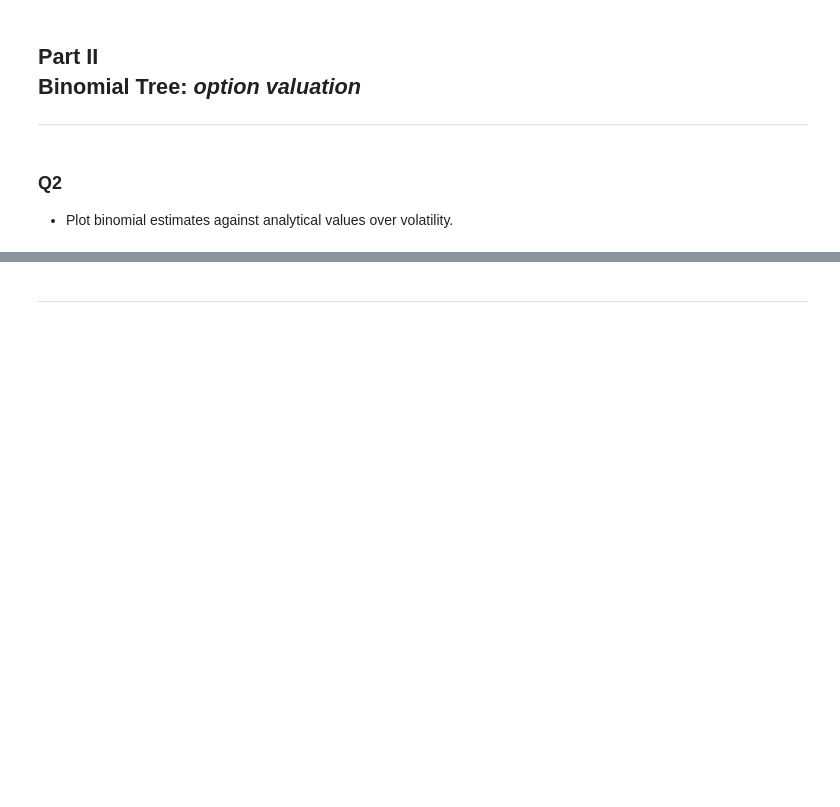
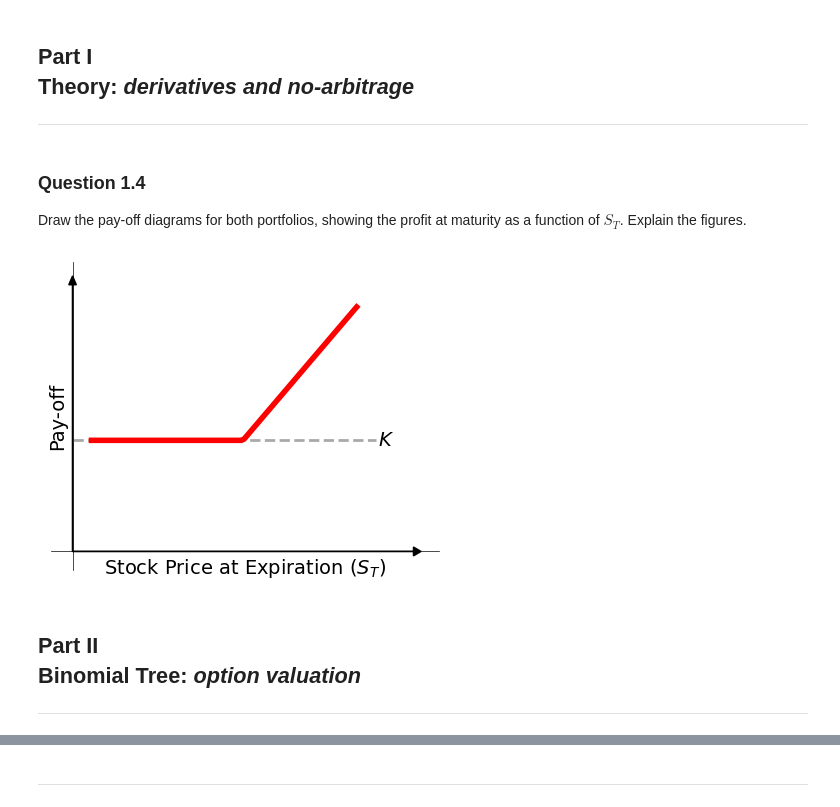
Before and after one commit to DKLEINLEUNK/BlackScholes, a Jupyter notebook: results.ipynb, the cells around one changed output, grey strips where cells are left out. Cells and saved outputs as stored; diff of their text form; code cells hidden in the pictures; blank space fills up the shorter version.

Commit message:
Refactor option valuation functions and update variable names. Finished results notebooks.

```diff
--- a/results.ipynb
+++ b/results.ipynb
@@ -7,10 +8,54 @@ import matplotlib.pyplot as plt
 
 from binomial_tree import *
 from black_scholes import *
+# %% [markdown]
+## **Part I** <br/> Theory: *derivatives and no-arbitrage*
+
+---
+# %% [markdown]
+### **Question 1.4**
+
+Draw the pay-off diagrams for both portfolios, showing the profit at maturity as a function of $S_T$. Explain the figures.
+# %%
+# parameters
+K = 45  # Strike price
+r = 0  # Risk-free rate
+T = 1  # Time to maturity in years
+S = np.linspace(5, 75, 100)  # Stock price at expiration
+
+# Portfolio (as 1 & 2 are the same, plot only one)
+call_payoff = np.maximum(S - K, 0)  # Call option pay-off
+investment_payoff = K * np.exp(-r * T)  # Present value of K invested in the money-market
+portfolio_1_payoff = call_payoff + investment_payoff - 20
+
+# Plot
+plt.figure(figsize=(5, 4))
+plt.plot(S, portfolio_1_payoff, linewidth=4, label='Portfolio 1 & 2', zorder=3, color='red')
+plt.xlabel('Stock Price at Expiration ($S_T$)', fontsize=14)
+plt.ylabel('Pay-off', fontsize=14)
+plt.xticks([])
+plt.yticks([])
+
+# Turning the axes into arrows
+plt.gca().spines['left'].set_position('zero')
+plt.gca().spines['left'].set_color('black')
+plt.gca().spines['left'].set_linewidth(0.5)
+plt.gca().spines['bottom'].set_position('zero')
+plt.gca().spines['bottom'].set_color('black')
+plt.gca().spines['bottom'].set_linewidth(0.5)
+plt.gca().spines['right'].set_color('none')
+plt.gca().spines['top'].set_color('none')
+plt.arrow(0, 0, 0, 60, head_width=2, head_length=2, fc='k', ec='k')
+plt.arrow(0, 0, 90, 0, head_width=2, head_length=2, fc='k', ec='k')
+
+# K
+plt.plot([0, 80], [25, 25], '--', linewidth=2, color='darkgrey')
+plt.text(85, 25, "$K$", ha='right', va='center', fontsize=14)
+
+plt.show()
+# %% [output]
+[figure, added]
 # %% [markdown]
 ## **Part II** <br/> Binomial Tree: *option valuation*
 
 ---
-# %% [markdown]
-### Q2
-- Plot binomial estimates against analytical values over volatility.
```
Also changed, not shown: parts of 47 cells of this notebook, 4 other files.
